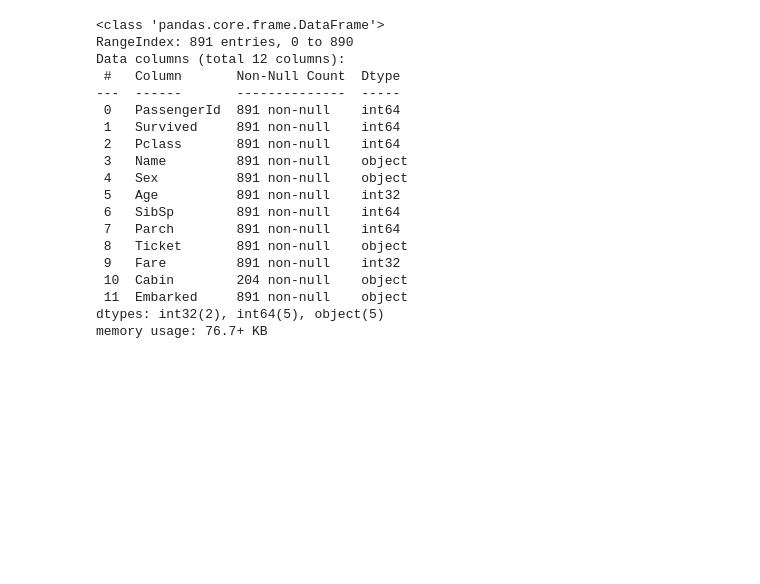
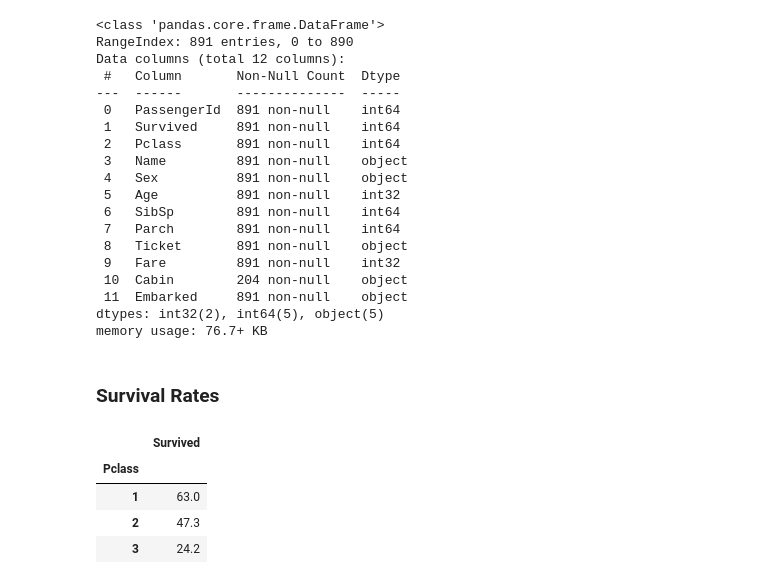
Before and after one commit to ConanMercer/Titanic, a Jupyter notebook: Titanic.ipynb, the cells around one changed output. Drawn from its saved outputs; the diff is of its cells as text; code cells hidden in the pictures; blank space fills up the shorter version.

Commit message:
- Add, section on survial rate

```diff
--- a/Titanic.ipynb
+++ b/Titanic.ipynb
@@ -143,3 +142,13 @@ Data columns (total 12 columns):
  11  Embarked     891 non-null    object
 dtypes: int32(2), int64(5), object(5)
 memory usage: 76.7+ KB
+# %% [markdown]
+### Survival Rates
+# %%
+round(train[['Pclass','Survived']].groupby(['Pclass']).mean()*100,1)
+# %% [output]
+|  | Survived |
+| Pclass |  |
+| 1 | 63.0 |
+| 2 | 47.3 |
+| 3 | 24.2 |
```
Also changed, not shown: parts of 3 cells of this notebook.
